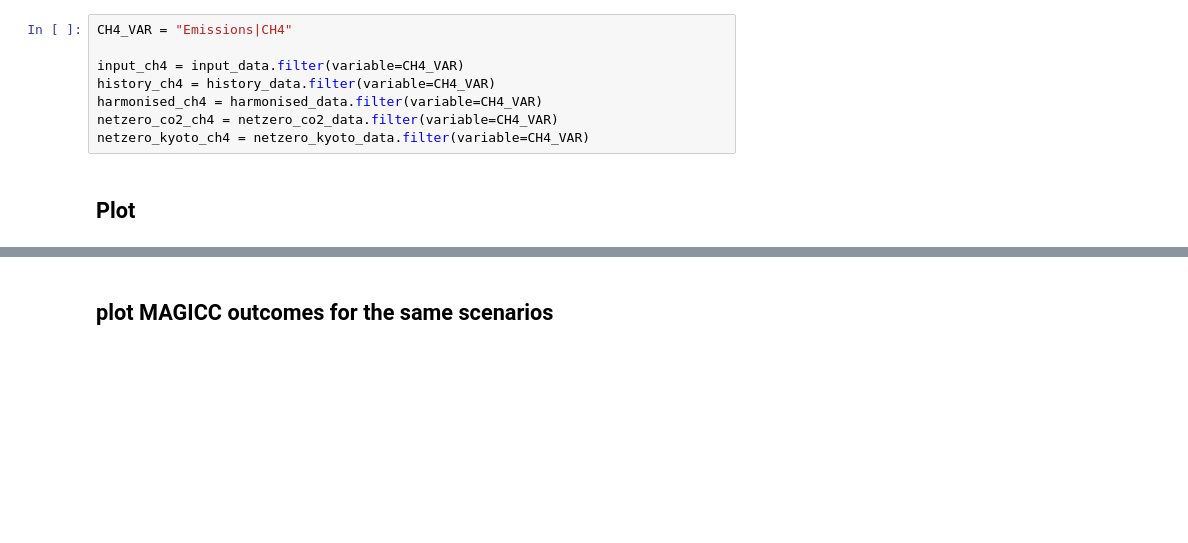
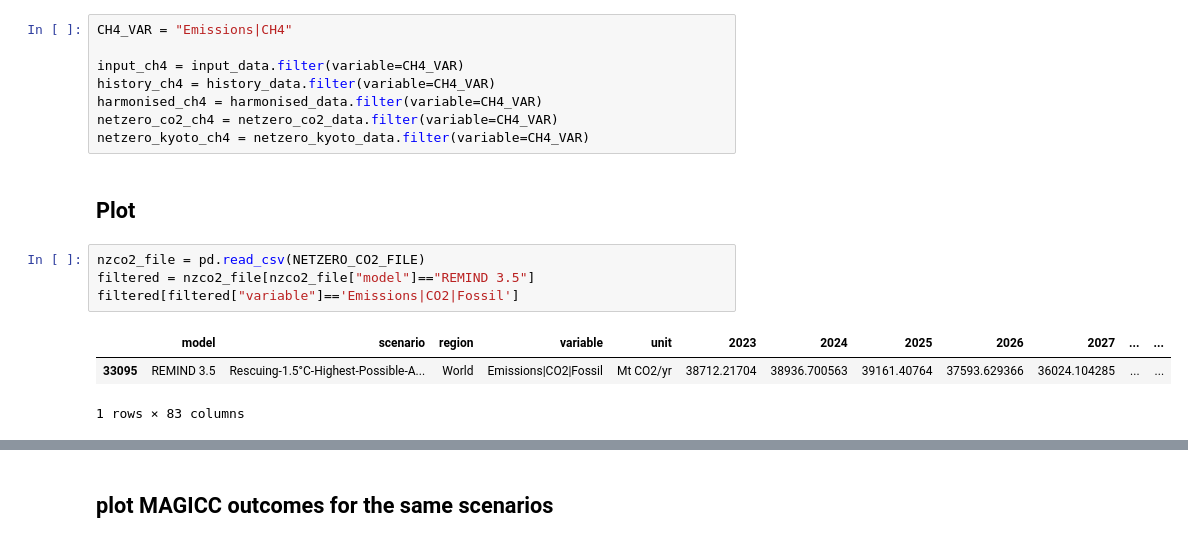
Before and after one commit to gaurav-ganti/netzero_assessment, a Jupyter notebook: analysis/900_illustrative_plot.ipynb, the cells around one changed output, grey strips where cells are left out. Drawn from its saved outputs; the diff is of its cells as text; blank space fills up the shorter version.

```diff
--- a/analysis/900_illustrative_plot.ipynb
+++ b/analysis/900_illustrative_plot.ipynb
@@ -109,3 +122,11 @@ netzero_co2_ch4 = netzero_co2_data.filter(variable=CH4_VAR)
 netzero_kyoto_ch4 = netzero_kyoto_data.filter(variable=CH4_VAR)
 # %% [markdown]
 ## Plot
+# %%
+nzco2_file = pd.read_csv(NETZERO_CO2_FILE)
+filtered = nzco2_file[nzco2_file["model"]=="REMIND 3.5"]
+filtered[filtered["variable"]=='Emissions|CO2|Fossil']
+# %% [output]
+|  | model | scenario | region | variable | unit | 2023 | 2024 | 2025 | 2026 | 2027 | ... | ... |
+| 33095 | REMIND 3.5 | Rescuing-1.5°C-Highest-Possible-A... | World | Emissions|CO2|Fossil | Mt CO2/yr | 38712.21704 | 38936.700563 | 39161.40764 | 37593.629366 | 36024.104285 | ... | ... |
+1 rows × 83 columns
```
Also changed, not shown: parts of 16 cells of this notebook.
